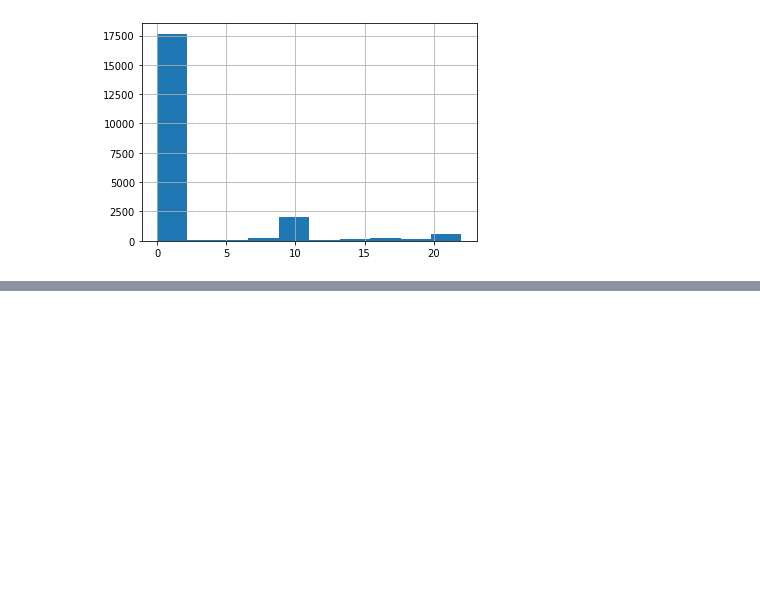
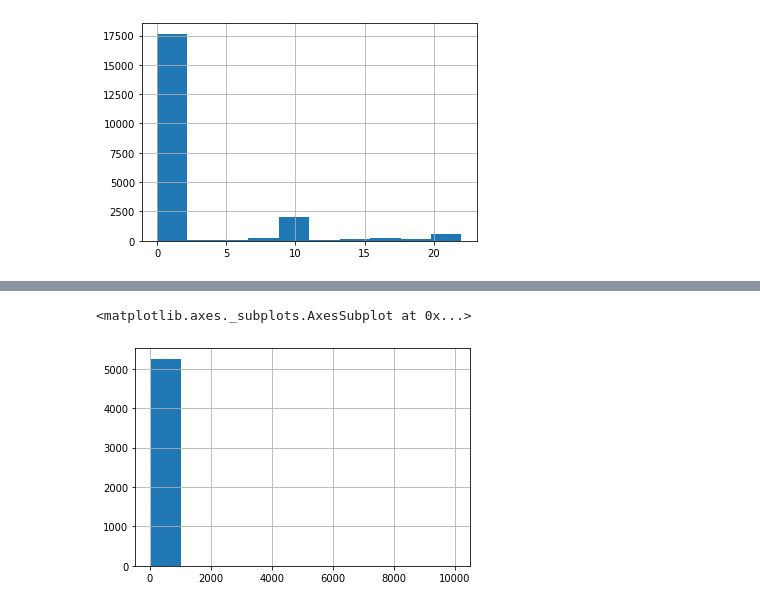
Before and after one commit to kyungmo90/Ubion-Python, a Jupyter notebook: 실습(2023-01-04).ipynb, the cells around one changed output, grey strips where cells are left out. Saved outputs shown, nothing was run; the diff lists cells and outputs as text; code cells hidden in the pictures; blank space fills up the shorter version.

```diff
--- a/실습(2023-01-04).ipynb
+++ b/실습(2023-01-04).ipynb
@@ -80,3 +80,8 @@ data_IQR["정원"].hist()
 # %% [output]
 <matplotlib.axes._subplots.AxesSubplot at 0x...>
 [figure]
+# %%
+data_outlier = df_LongTC[(df_LongTC["정원"] > q3 + IQR * 1.5)]
+data_outlier
+
+# IQR에 1.5배 한 범위에서 벗어난 값들을 outlier로 출력력
@@ -82,0 +102,7 @@ data_IQR["정원"].hist()
+# %%
+data_outlier["정원"].hist()
+
+# 이상치 하나가 너무 커서 막대대그래프로 잘 안보임
+# %% [output]
+<matplotlib.axes._subplots.AxesSubplot at 0x...>
+[figure, added]
```
Also changed, not shown: parts of 7 cells of this notebook.
